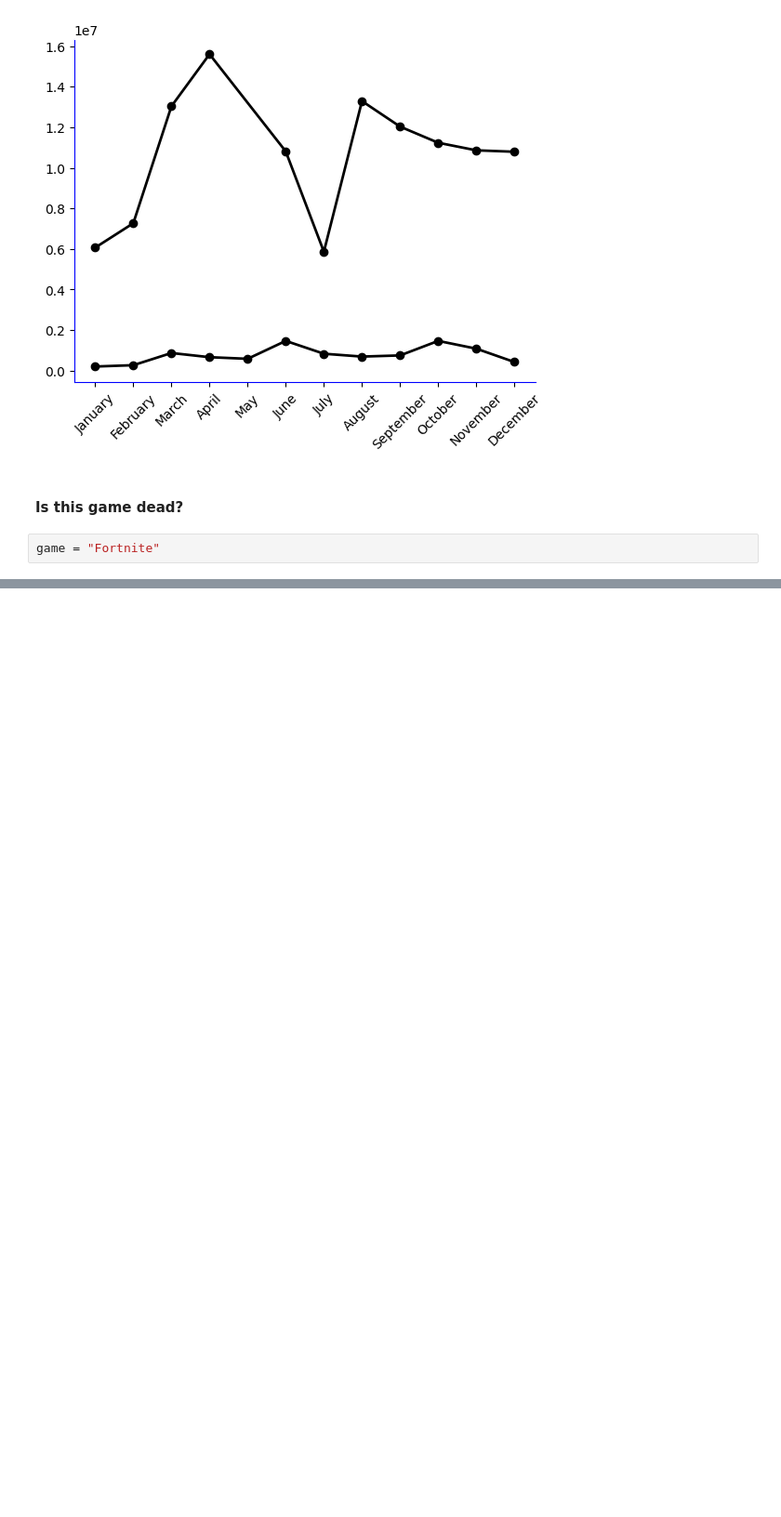
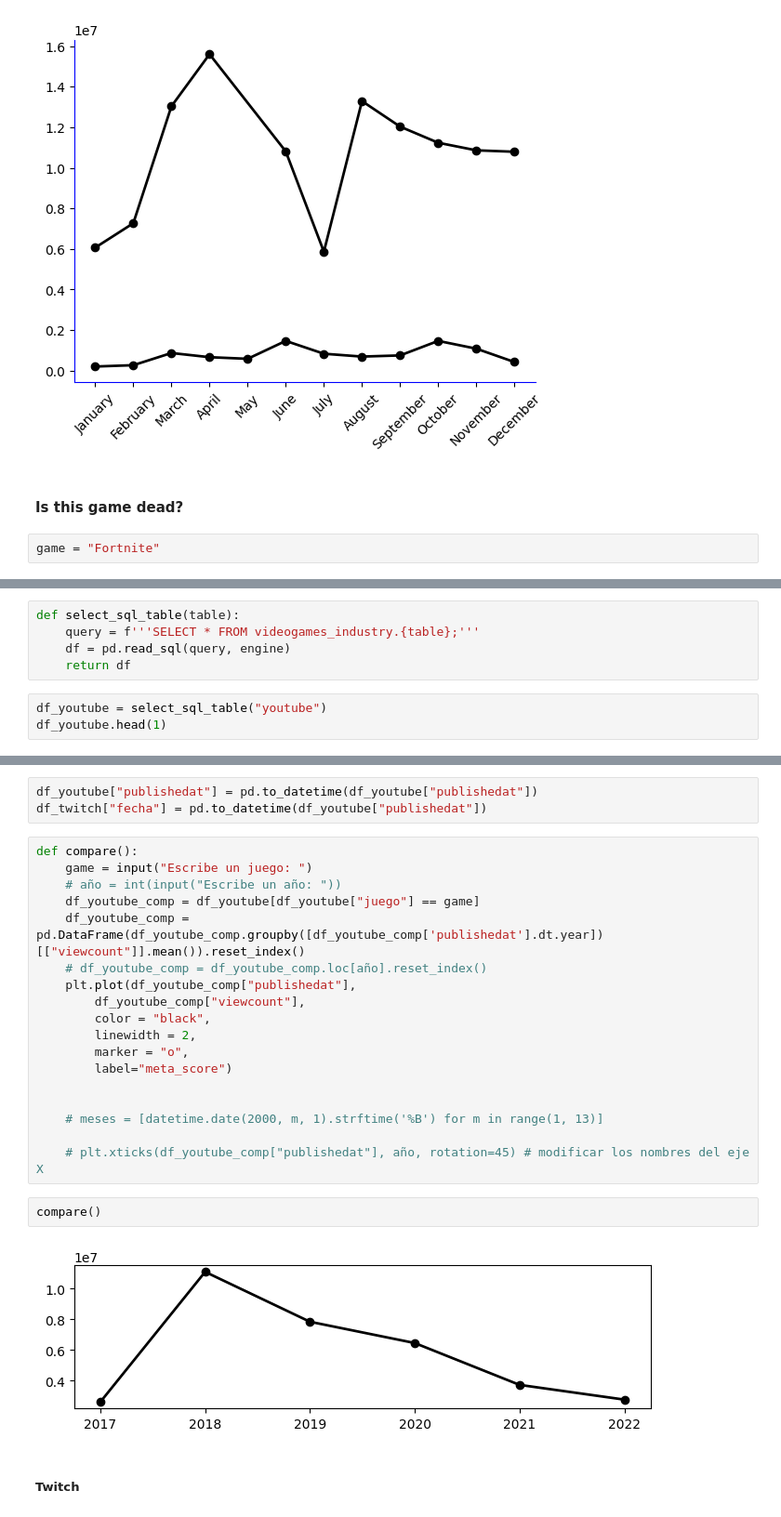
Before and after one commit to JorgeLlorente/video_gaming_industry_analysis, a Jupyter notebook: notebooks/data_visualization.ipynb, the cells around one changed output, grey strips where cells are left out. Shown at 93% size. Cells and saved outputs as stored; diff of their text form; blank space fills up the shorter version.

Commit message:
updating one_game_analysis and others

```diff
--- a/notebooks/data_visualization.ipynb
+++ b/notebooks/data_visualization.ipynb
@@ -572,0 +577,8 @@ game = "Fortnite"
+# %%
+def select_sql_table(table):
+    query = f'''SELECT * FROM videogames_industry.{table};'''
+    df = pd.read_sql(query, engine)
+    return df
+# %%
+df_youtube = select_sql_table("youtube")
+df_youtube.head(1)
@@ -572,0 +594,27 @@ game = "Fortnite"
+# %%
+df_youtube["publishedat"] = pd.to_datetime(df_youtube["publishedat"])
+df_twitch["fecha"] = pd.to_datetime(df_youtube["publishedat"])
+# %%
+def compare():
+    game = input("Escribe un juego: ")
+    # año = int(input("Escribe un año: "))
+    df_youtube_comp = df_youtube[df_youtube["juego"] == game]
+    df_youtube_comp = pd.DataFrame(df_youtube_comp.groupby([df_youtube_comp['publishedat'].dt.year])[["viewcount"]].mean()).reset_index()
+    # df_youtube_comp = df_youtube_comp.loc[año].reset_index()
+    plt.plot(df_youtube_comp["publishedat"],
+        df_youtube_comp["viewcount"],
+        color = "black",
+        linewidth = 2,
+        marker = "o",
+        label="meta_score")
+
+
+    # meses = [datetime.date(2000, m, 1).strftime('%B') for m in range(1, 13)]
+
+    # plt.xticks(df_youtube_comp["publishedat"], año, rotation=45) # modificar los nombres del eje X
+# %%
+compare()
+# %% [output]
+[figure, added]
+# %% [markdown]
+##### Twitch
```
Also changed, not shown: parts of 5 cells of this notebook, 5 other files.
